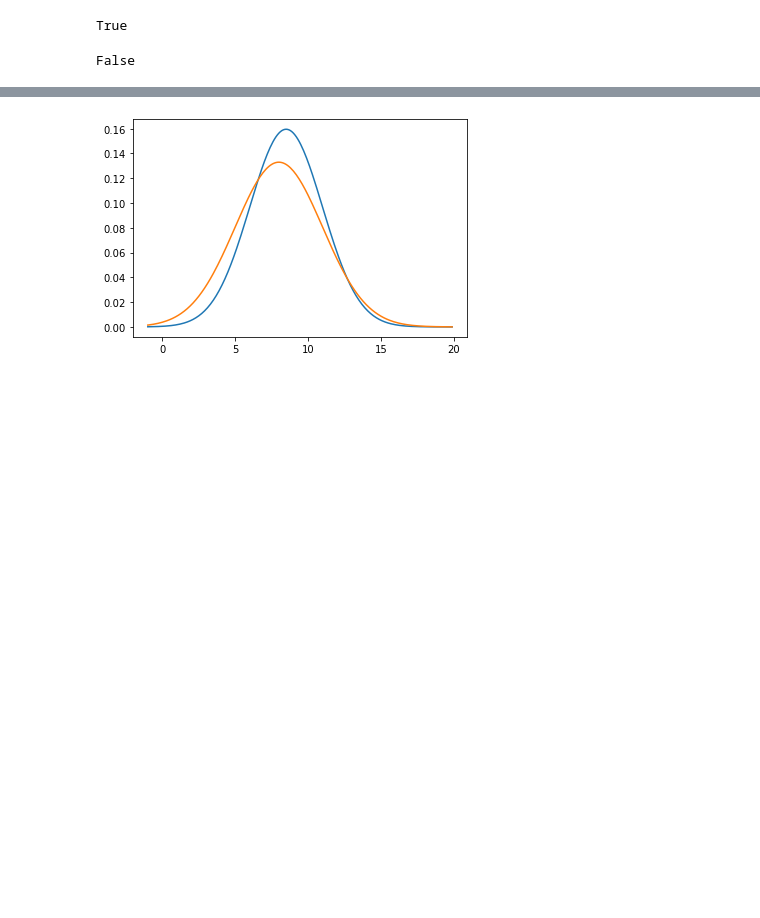
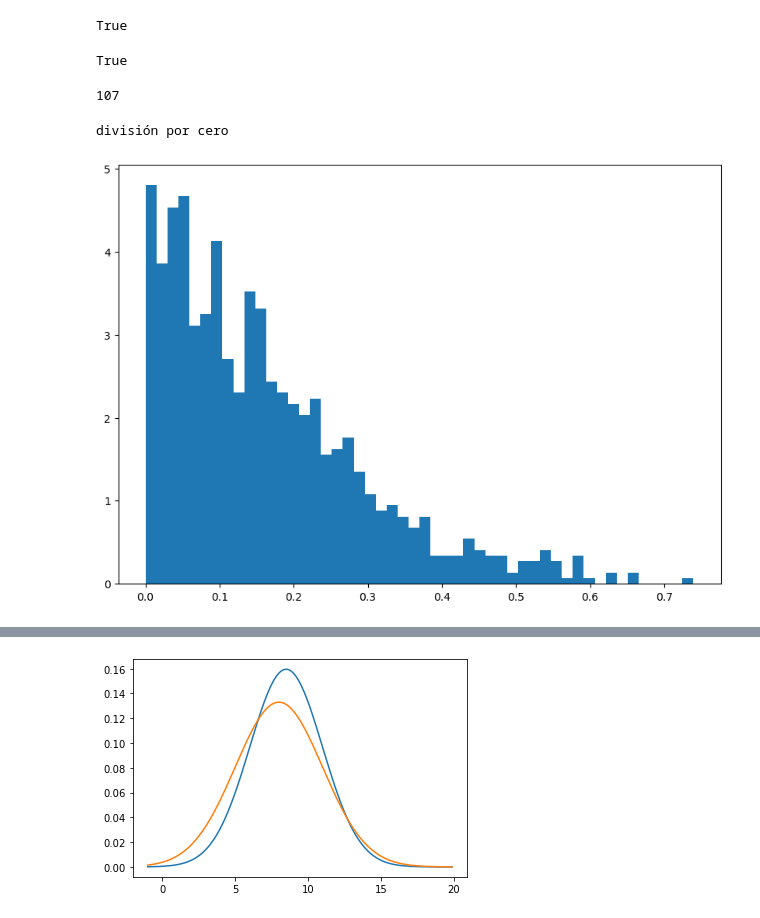
Before and after one commit to Diegoech188/SPF-2023-II, a Jupyter notebook: TEMA-2/Clase19_ComprobacionDeDistribuciones.ipynb, the cells around one changed output, grey strips where cells are left out. Drawn from its saved outputs; the diff is of its cells as text; code cells hidden in the pictures; blank space fills up the shorter version.

```diff
--- a/TEMA-2/Clase19_ComprobacionDeDistribuciones.ipynb
+++ b/TEMA-2/Clase19_ComprobacionDeDistribuciones.ipynb
@@ -97,9 +104,26 @@ isinstance(st.alpha, getattr(st, 'rv_continuous'))
 # %% [output]
 True
 # %%
-isinstance(5, float)
+isinstance(5., float)
 # %% [output]
-False
+True
+# %%
+len([d_i for d_i in dir(st) if isinstance(getattr(st, d_i), getattr(st, 'rv_continuous'))])
+# %% [output]
+107
+# %%
+try:
+    val = 1 / 0
+except ZeroDivisionError:
+    print('división por cero')
+# %% [output]
+división por cero
+# %%
+fig, ax = plt.subplots(1, 1, figsize=(10,7))
+
+y, x, _ = ax.hist(data, bins=50, density=True)
+# %% [output]
+[figure, added]
 # %%
 # Tratar de ajustar una distribución de probabilidad existente a un conjunto de datos
 # (método 'fit' stats), método 'dir' python y isinstance ---> 'rv_continuous'
```
Also changed, not shown: parts of 15 cells of this notebook, 5 other files.
